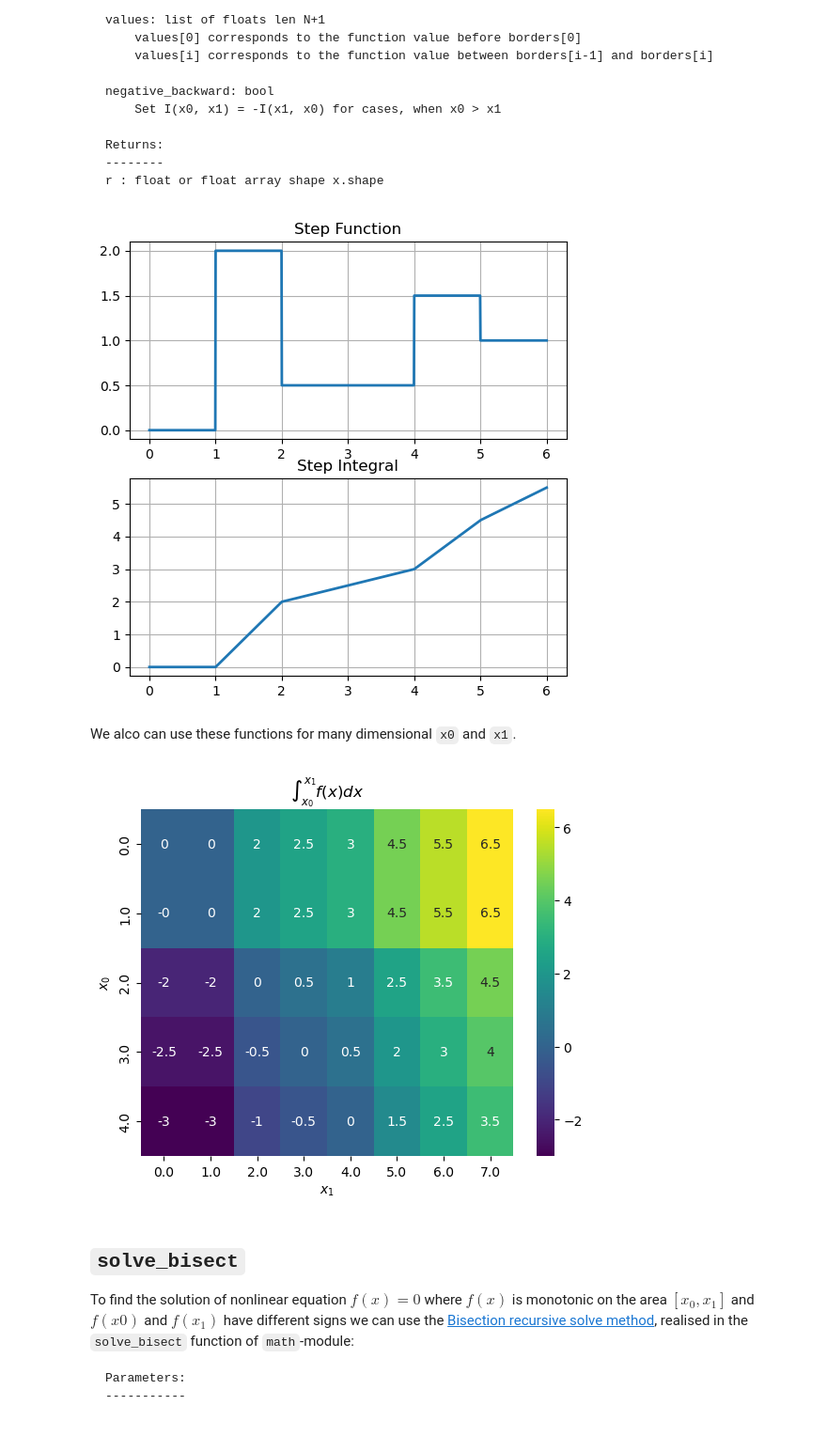
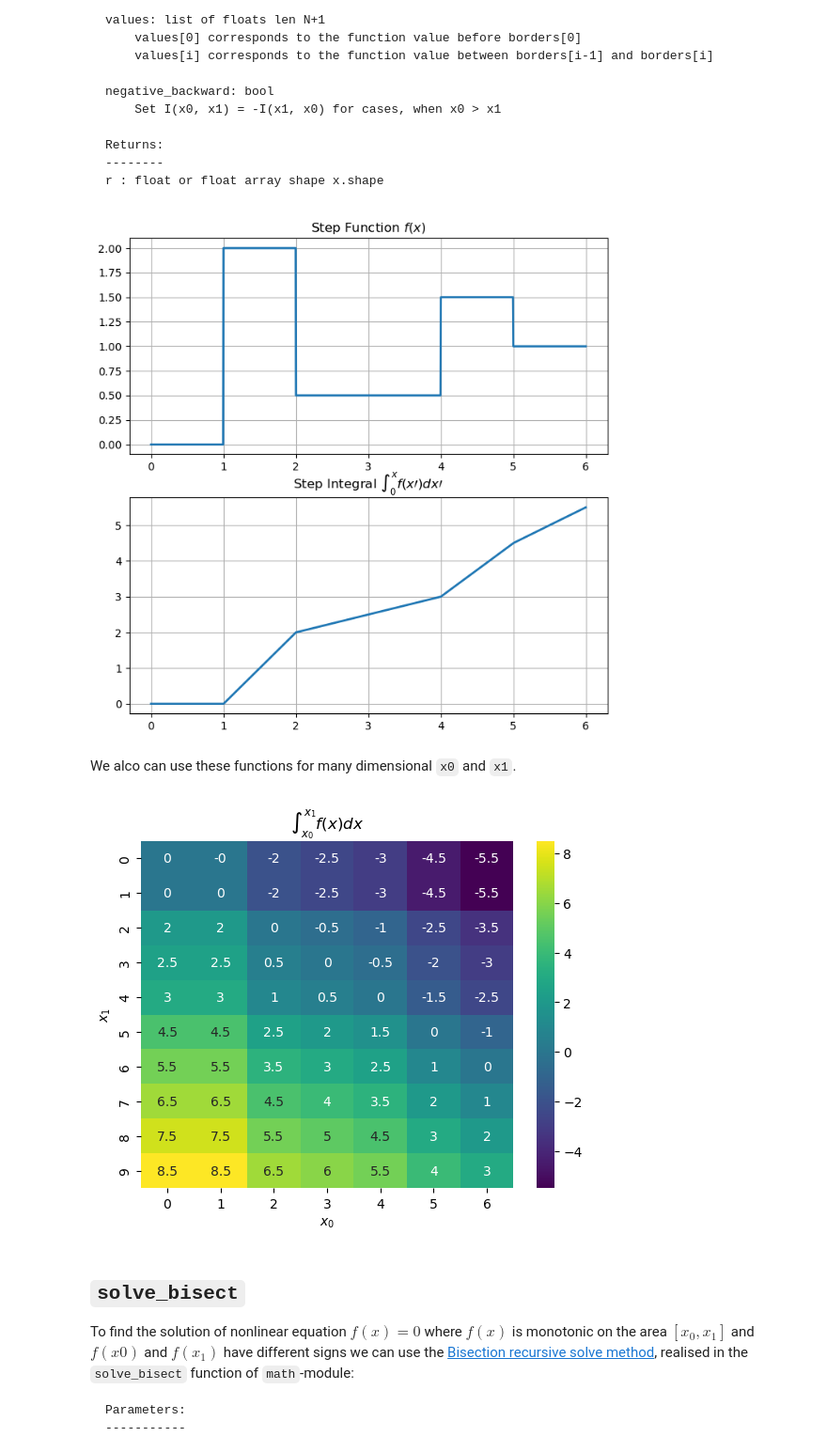
Before and after one commit to zimfv/river-profiles, a Jupyter notebook: notebooks/Check Source.ipynb, the cells around one changed output. Shown at 94% size. Drawn from its saved outputs; the diff is of its cells as text; code cells hidden in the pictures.

```diff
--- a/notebooks/Check Source.ipynb
+++ b/notebooks/Check Source.ipynb
@@ -87,38 +87,38 @@ yi = step_integral(0, x, borders, values)
 
 # plot the result
 fig, axs = plt.subplots(2)
-fig.set_figheight(6)
-fig.set_figwidth(6)
-axs[0].set_title('Step Function')
+fig.set_figheight(8)
+fig.set_figwidth(8)
+axs[0].set_title('Step Function $f(x)$')
 axs[0].plot(x, yf, linewidth=2)
-axs[1].set_title('Step Integral')
+axs[1].set_title(r'Step Integral $\int_0^x f(x\prime)dx\prime$')
 axs[1].plot(x, yi, linewidth=2)
 axs[0].grid(True)
 axs[1].grid(True)
 plt.show()
 # %% [output]
-[figure, old version]
+[figure, new version]
 # %% [markdown]
 We alco can use these functions for many dimensional `x0` and `x1`.
 # %%
 # define 2-dimensional x0 and x1
-n = 5
-m = 8
-x0 = np.arange(n).reshape([n, 1])*np.ones([n, m])
-x1 = np.arange(m).reshape([1, m])*np.ones([n, m])
+x0 = np.arange(7)
+x1 = np.arange(10)
+x0, x1 = np.meshgrid(x0, x1)
+
 
 # find the definie integral of step function in the area [x0, x1]
 int_vals = step_integral(x0, x1, borders=borders, values=values)
 
 # plot the result
 plt.title(r'$\int_{x_0}^{x_1} f(x) dx$')
-sns.heatmap(pd.DataFrame(int_vals,
-                         columns=pd.Index(x1[0], name='$x_1$'),
-                         index=pd.Index(x0[:, 0], name='$x_0$')),
+sns.heatmap(pd.DataFrame(data=int_vals,
+                         columns=pd.Index(x0[0], name='$x_0$'),
+                         index=pd.Index(x1[:, 0], name='$x_1$')),
             annot=True, cmap='viridis')
 plt.show()
 # %% [output]
-[figure, old version]
+[figure, new version]
 # %% [markdown]
 ## `solve_bisect`
 To find the solution of nonlinear equation $f(x) = 0$ where $f(x)$ is monotonic on the area $[x_0, x_1]$ and $f(x0)$ and $f(x_1)$ have different signs we can use the [Bisection recursive solve method](https://en.wikipedia.org/wiki/Bisection_method), realised in the `solve_bisect` function of `math`-module:
```
Also changed, not shown: parts of 7 cells of this notebook, 2 other files.
